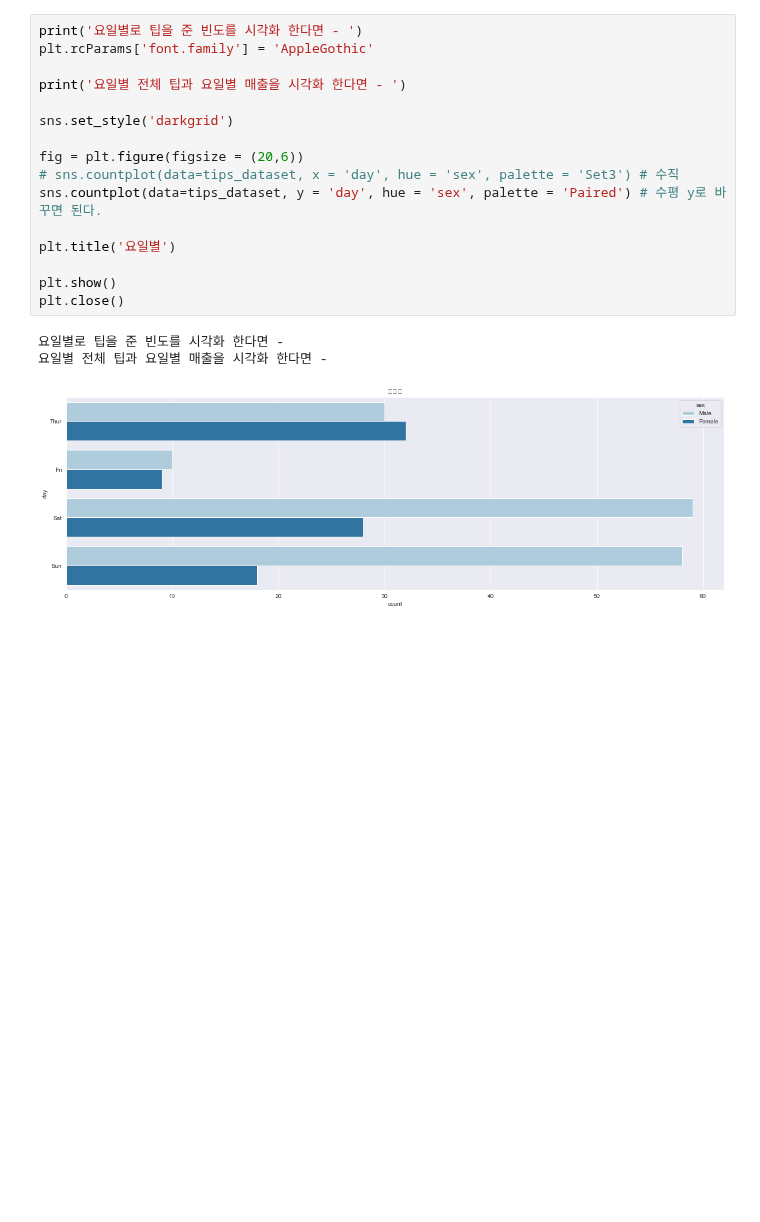
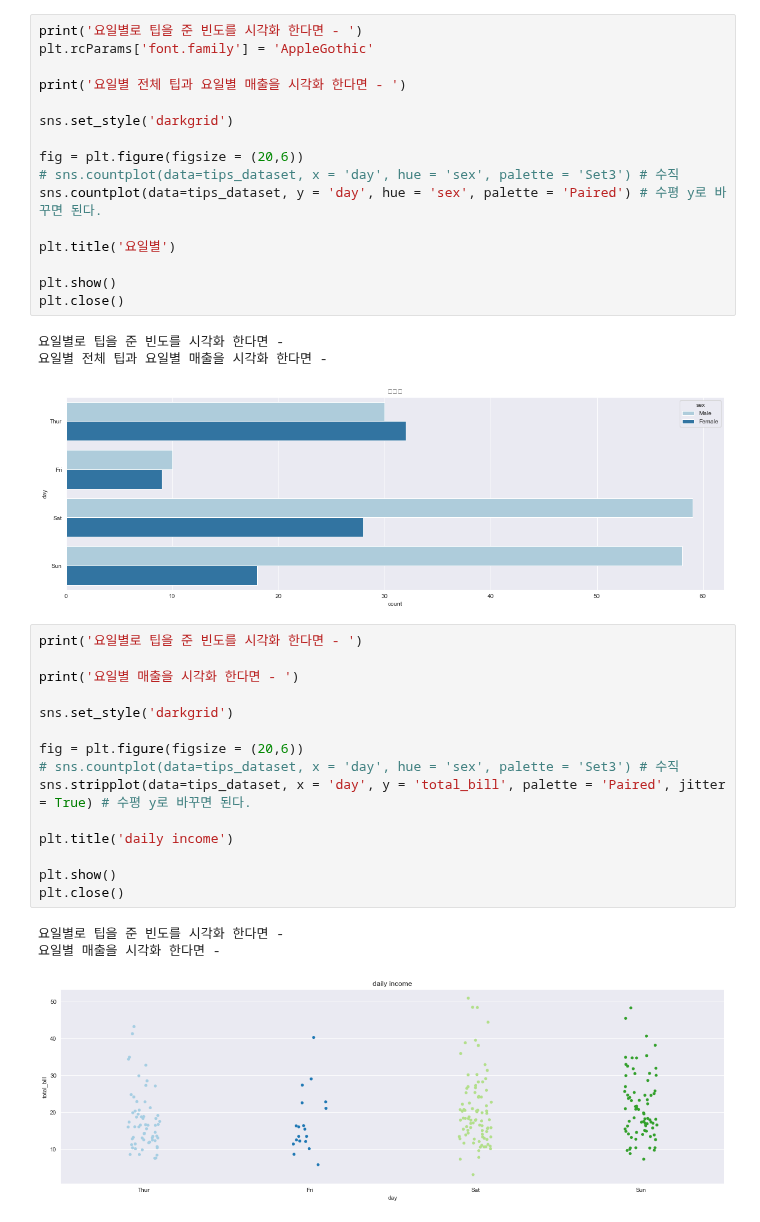
Before and after one commit to JaewooJason/Daily_Practice, a Jupyter notebook: 2022_AI_Visualization[03].ipynb, the cells around one changed output. Cells and saved outputs as stored; diff of their text form; blank space fills up the shorter version.

```diff
--- a/2022_AI_Visualization[03].ipynb
+++ b/2022_AI_Visualization[03].ipynb
@@ -185,3 +185,22 @@ plt.close()
 요일별로 팁을 준 빈도를 시각화 한다면 -
 요일별 전체 팁과 요일별 매출을 시각화 한다면 -
 [figure]
+# %%
+print('요일별로 팁을 준 빈도를 시각화 한다면 - ')
+
+print('요일별 매출을 시각화 한다면 - ')
+
+sns.set_style('darkgrid')
+
+fig = plt.figure(figsize = (20,6))
+# sns.countplot(data=tips_dataset, x = 'day', hue = 'sex', palette = 'Set3') # 수직
+sns.stripplot(data=tips_dataset, x = 'day', y = 'total_bill', palette = 'Paired', jitter = True) # 수평 y로 바꾸면 된다.
+
+plt.title('daily income')
+
+plt.show()
+plt.close()
+# %% [output]
+요일별로 팁을 준 빈도를 시각화 한다면 -
+요일별 매출을 시각화 한다면 -
+[figure, added]
```
